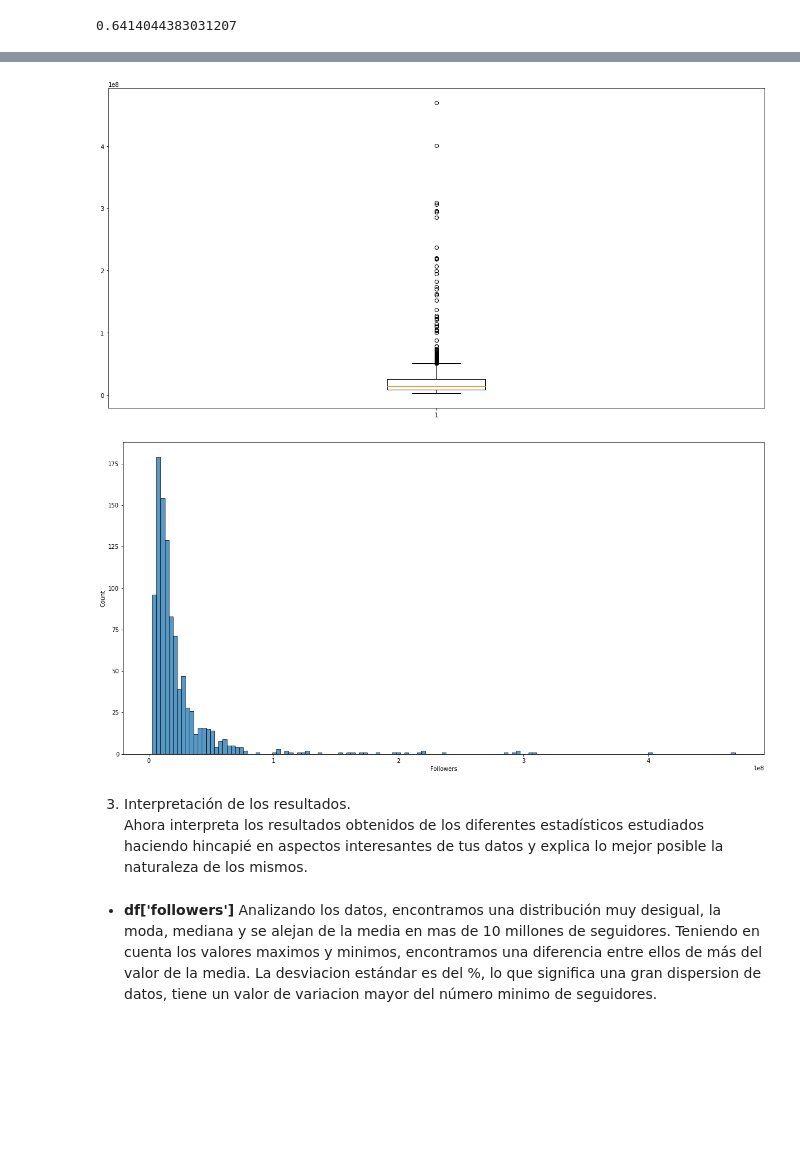
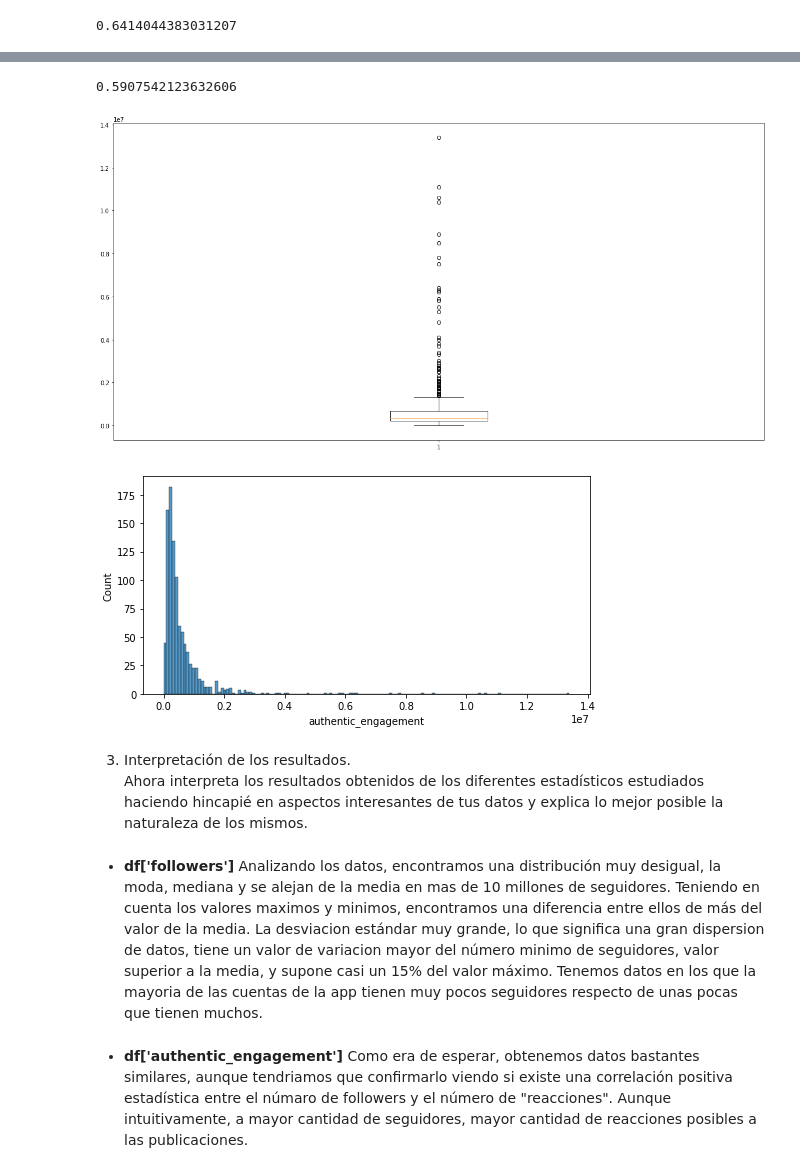
Before and after one commit to Adalab/DA_PromoC_Modulo2_Sprint1_Ana-Anahi, a Jupyter notebook: Estadistica/pp-Estadistica-I.ipynb, the cells around one changed output, grey strips where cells are left out. Saved outputs shown, nothing was run; the diff lists cells and outputs as text; code cells hidden in the pictures; blank space fills up the shorter version.

```diff
--- a/Estadistica/pp-Estadistica-I.ipynb
+++ b/Estadistica/pp-Estadistica-I.ipynb
@@ -11,7 +11,7 @@ import pandas as pd
 import matplotlib.pyplot as plt
 import seaborn as sns
 # %%
-#Descargmos los datos
-df=pd.read_csv('instagram_global_top_1000.csv', index_col=0)
-df.head(3)
+#Descargmos los da
+df=pd.read_csv('instagram_global_top_1000.csv',index_col=0).reset_index()
+df.tail(3)
 # %% [output]
@@ -191,17 +303,22 @@ coeficiente_variacion
+# %%
+coeficiente_variacion=df['authentic_engagement'].mean()/df['authentic_engagement'].std()
+coeficiente_variacion
+# %% [output]
+0.5907542123632606
 # %%
 fig=plt.figure(figsize=(20,10))
-plt.boxplot(df['Followers'])
+plt.boxplot(df['authentic_engagement'])
 plt.show()
 # %% [output]
-[figure, old version]
+[figure, new version]
 # %%
 fig=plt.figure(figsize=(8,4))
-sns.histplot(df['Followers'])
+sns.histplot(df['authentic_engagement'])
 plt.show()
 # %% [output]
-[figure, old version]
+[figure, new version]
 # %% [markdown]
 3. Interpretación de los resultados.
 Ahora interpreta los resultados obtenidos de los diferentes estadísticos estudiados haciendo hincapié en aspectos interesantes de tus datos y explica lo mejor posible la naturaleza de los mismos.
 # %% [markdown]
-- **df['followers']** Analizando los datos, encontramos una distribución muy desigual, la moda, mediana y se alejan de la media en mas de 10 millones de seguidores. Teniendo en cuenta los valores maximos y minimos, encontramos una diferencia entre ellos de más del valor de la media. La desviacion estándar es del %, lo que significa una gran dispersion de datos, tiene un valor de variacion mayor del número minimo de seguidores.
+- **df['followers']** Analizando los datos, encontramos una distribución muy desigual, la moda, mediana y se alejan de la media en mas de 10 millones de seguidores. Teniendo en cuenta los valores maximos y minimos, encontramos una diferencia entre ellos de más del valor de la media. La desviacion estándar muy grande, lo que significa una gran dispersion de datos, tiene un valor de variacion mayor del número minimo de seguidores, valor superior a la media, y supone casi un 15% del valor máximo. Tenemos datos en los que la mayoria de las cuentas de la app tienen muy pocos seguidores respecto de unas pocas que tienen muchos.
@@ -210,0 +325,2 @@ df.to_csv('instagram_global_top_1000.csv')
+# %% [markdown]
+- **df['authentic_engagement']** Como era de esperar, obtenemos datos bastantes similares, aunque tendriamos que confirmarlo viendo si existe una correlación positiva estadística entre el númaro de followers y el número de "reacciones". Aunque intuitivamente, a mayor cantidad de seguidores, mayor cantidad de reacciones posibles a las publicaciones.
```
Also changed, not shown: parts of 28 cells of this notebook.
